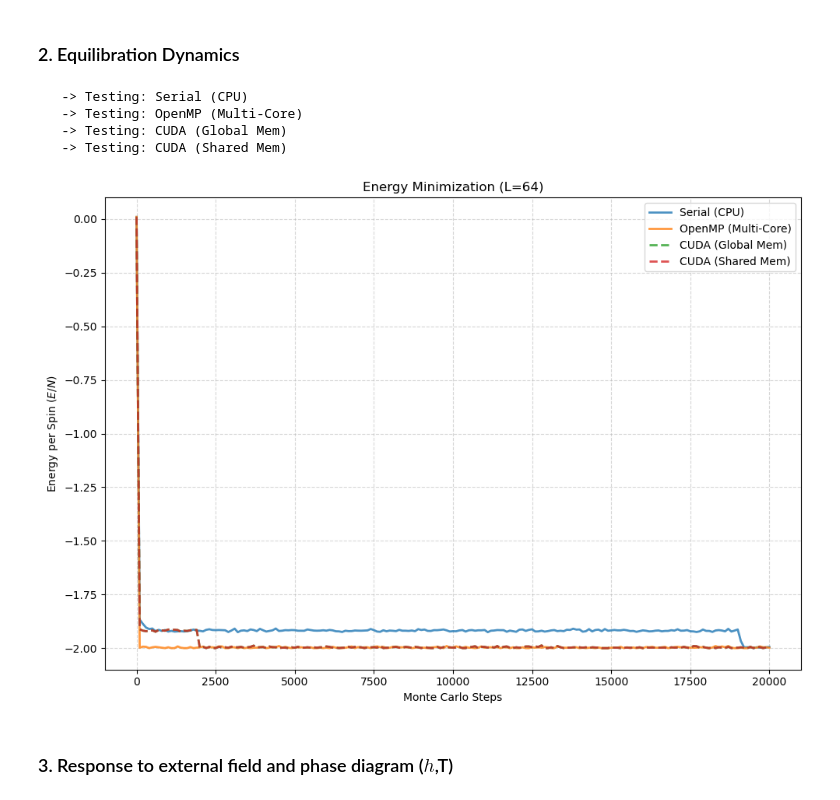
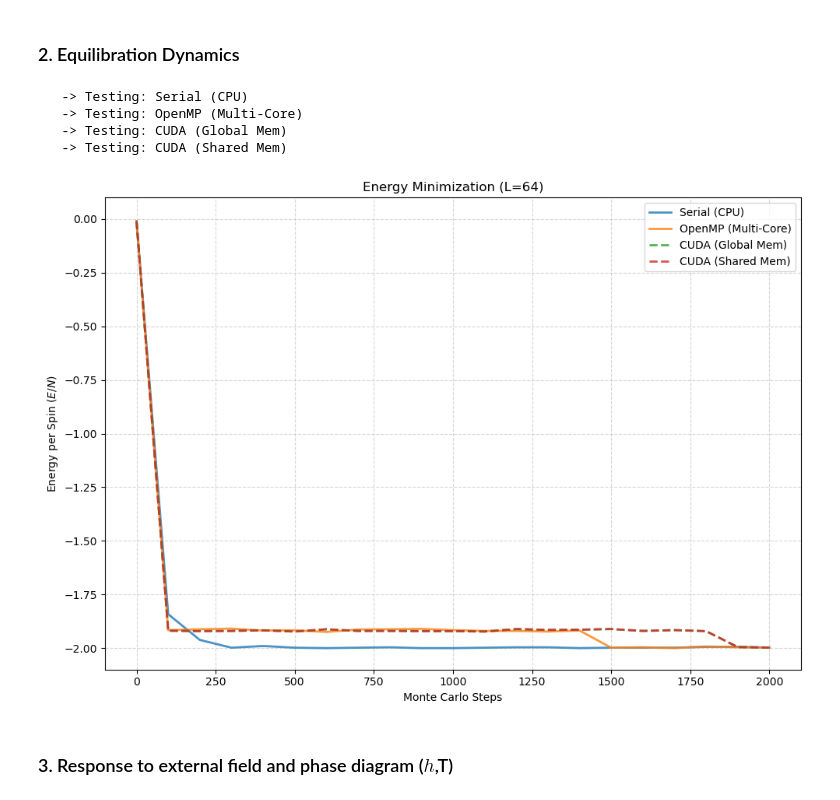
Before and after one commit to WilliamConte/Ising2D_with_CUDA, a Jupyter notebook: benchmarks.ipynb, the cells around one changed output. Drawn from its saved outputs; the diff is of its cells as text; code cells hidden in the pictures.

```diff
--- a/benchmarks.ipynb
+++ b/benchmarks.ipynb
@@ -253,7 +253,7 @@ L = 64
 T = 1.0
 J = 1.0
 h = 0.0
-steps_total = 20000
+steps_total = 2000
 measure_step = 100
 
 modes = [
@@ -269,7 +269,7 @@ for mode_name, mode_enum in modes:
     print(f"   -> Testing: {mode_name}")
 
     # Identical Initialization (Fixed seed for consistency)
-    model = ising2d.IsingModel(L=L, T=T, J=J, h=h, seed=1234)
+    model = ising2d.IsingModel(L=L, T=T, J=J, h=h, seed=123)
 
     # If it is a GPU mode, load data to device
     if "CUDA" in mode_name:
@@ -291,34 +291,34 @@ for mode_name, mode_enum in modes:
     for s in range(0, steps_total, measure_step):
         # Run steps
         model.update(mode_enum, measure_step)
 
         if "CUDA" in mode_name:
             model.device_synchronize()
             model.copy_to_host()
 
         # Measure
         E = model.energy() / (L*L)
         energies.append(E)
         steps_axis.append(s + measure_step)
 
     # Plot the curve for each algorithm
     linestyle = '--' if "CUDA" in mode_name else '-'
     plt.plot(steps_axis, energies, label=f"{mode_name}", linestyle=linestyle, alpha=0.8, linewidth=2)
 
 plt.xlabel("Monte Carlo Steps")
 plt.ylabel("Energy per Spin ($E/N$)")
 plt.title(f"Energy Minimization (L={L})")
 plt.legend()
 plt.grid(True, linestyle='--', alpha=0.5)
 plt.ylim(-2.1, 0.1)
 plt.tight_layout()
 plt.show()
 # %% [output]
    -> Testing: Serial (CPU)
    -> Testing: OpenMP (Multi-Core)
    -> Testing: CUDA (Global Mem)
    -> Testing: CUDA (Shared Mem)
-[figure, old version]
+[figure, new version]
 # %% [markdown]
 ### 3. Response to external field and phase diagram ($h$,T)
 # %%
```
Also changed, not shown: parts of 13 cells of this notebook, 18 other files.
